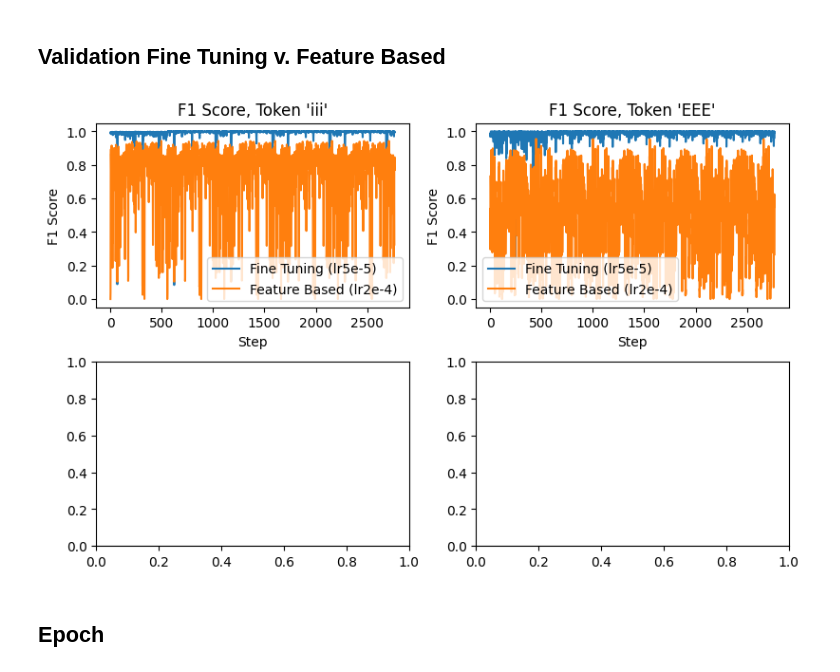
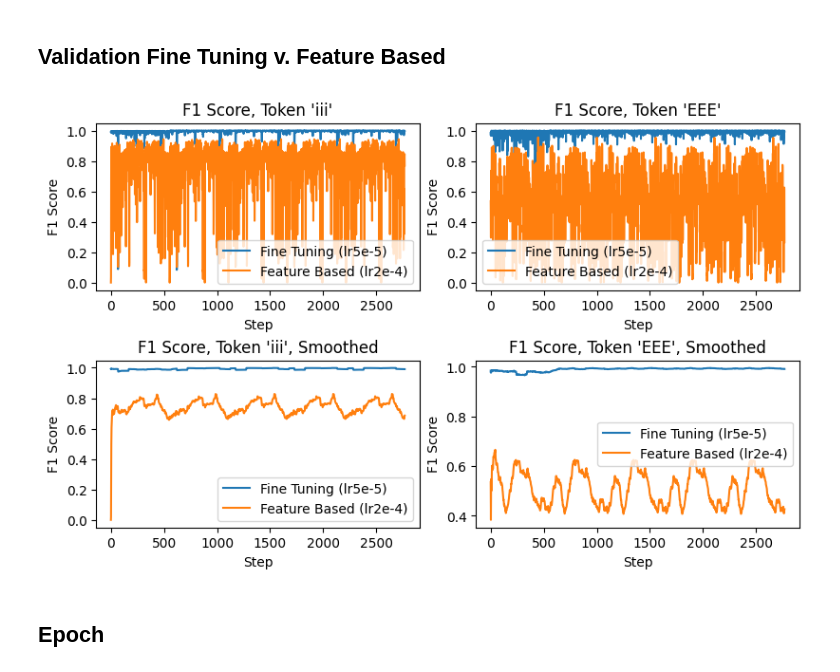
Before and after one commit to anwari32/sequence-processing, a Jupyter notebook: visualisation.ipynb, the cells around one changed output. Cells and saved outputs as stored; diff of their text form; code cells hidden in the pictures.

```diff
--- a/visualisation.ipynb
+++ b/visualisation.ipynb
@@ -378,48 +378,48 @@ axes[0][1].set(xlabel="Step", ylabel="F1 Score", title="F1 Score, Token 'EEE'")
 axes[0][1].legend()
 
 # iii smoothed
-axes[0][0].plot(
+axes[1][0].plot(
     ft_f1_score_iii["validation_step"].values,
     running_average_smoothing(
         ft_f1_score_iii["lr5e-5"].values,
         100
     ),
     label="Fine Tuning (lr5e-5)"
 )
-axes[0][0].plot(
+axes[1][0].plot(
     fb_f1_score_iii["validation_step"].values,
     running_average_smoothing(
         fb_f1_score_iii["lr2e-4"].values,
         100
     ),
     label="Feature Based (lr2e-4)"
 )
-axes[0][0].set(xlabel="Step", ylabel="F1 Score", title="F1 Score, Token 'iii', Smoothed Running Average n=100")
-axes[0][0].legend()
+axes[1][0].set(xlabel="Step", ylabel="F1 Score", title="F1 Score, Token 'iii', Smoothed")
+axes[1][0].legend()
 
 # EEE smoothed
-axes[0][1].plot(
+axes[1][1].plot(
     ft_f1_score_EEE["validation_step"].values,
     running_average_smoothing(
         ft_f1_score_EEE["lr5e-5"].values,
         100
     ),
     label="Fine Tuning (lr5e-5)"
 )
-axes[0][1].plot(
+axes[1][1].plot(
     fb_f1_score_EEE["validation_step"].values,
     running_average_smoothing(
         fb_f1_score_EEE["lr2e-4"].values,
         100
     ),
     label="Feature Based (lr2e-4)"
 )
-axes[0][1].set(xlabel="Step", ylabel="F1 Score", title="F1 Score, Token 'EEE', Smoothed Running Average n=100")
-axes[0][1].legend()
+axes[1][1].set(xlabel="Step", ylabel="F1 Score", title="F1 Score, Token 'EEE', Smoothed")
+axes[1][1].legend()
 
 plt.show()
 # %% [output]
-[figure, old version]
+[figure, new version]
 # %% [markdown]
 ## Epoch
 # %% [markdown]
```
